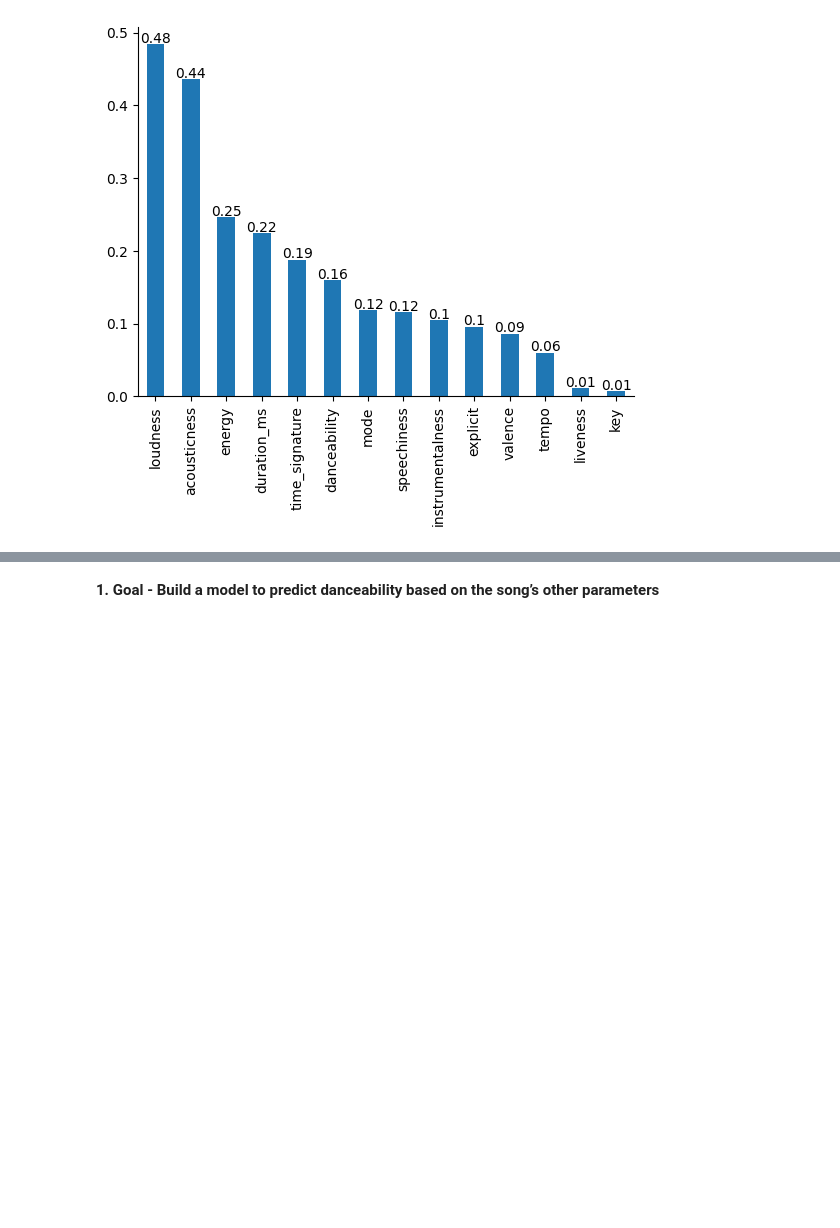
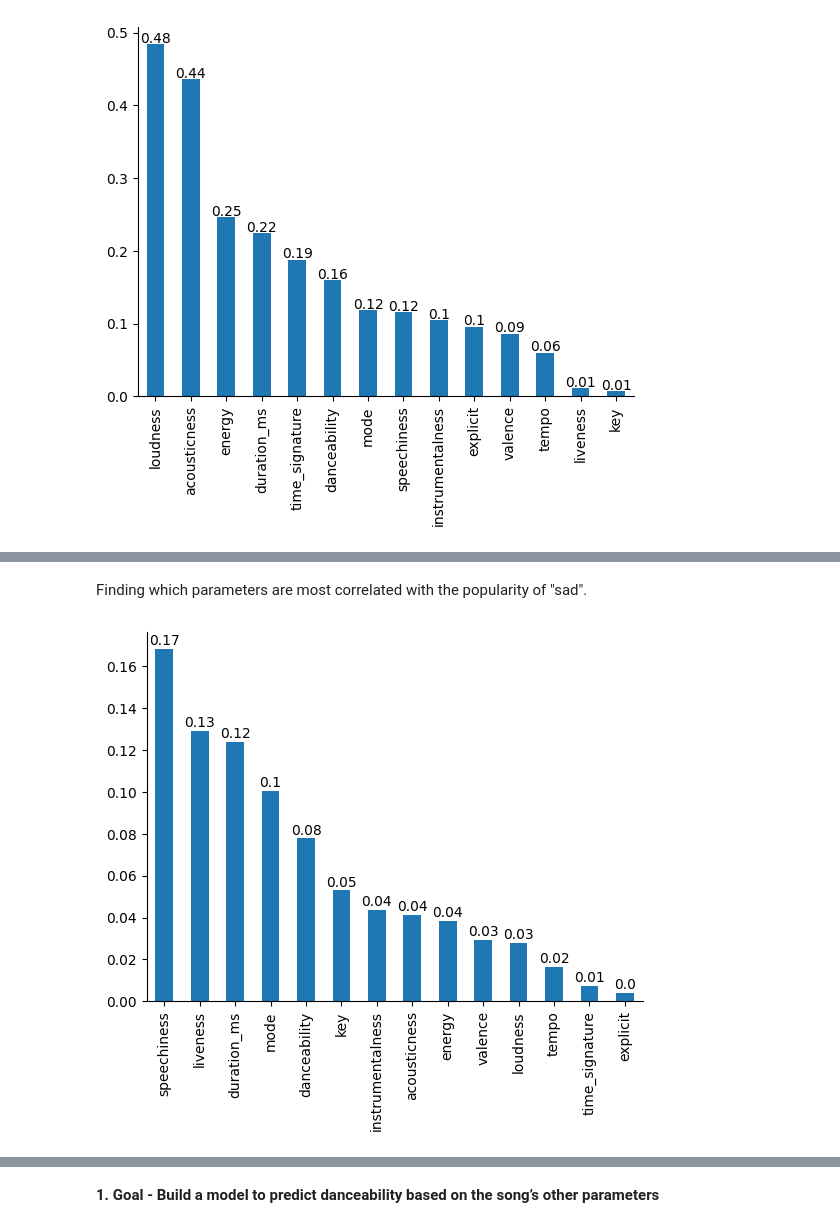
Before and after one commit to JanMarkusRokka/SPOTIFY-DATA, a Jupyter notebook: spotify_project.ipynb, the cells around one changed output, grey strips where cells are left out. Drawn from its saved outputs; the diff is of its cells as text; code cells hidden in the pictures; blank space fills up the shorter version.

```diff
--- a/spotify_project.ipynb
+++ b/spotify_project.ipynb
@@ -202,0 +228,8 @@ correlations(popfilm_data)
+# %% [markdown]
+Finding which parameters are most correlated with the popularity of "sad".
+# %%
+sad_data = data.query("track_genre == 'sad'")
+
+correlations(sad_data)
+# %% [output]
+[figure, added]
```
Also changed, not shown: parts of 36 cells of this notebook.
